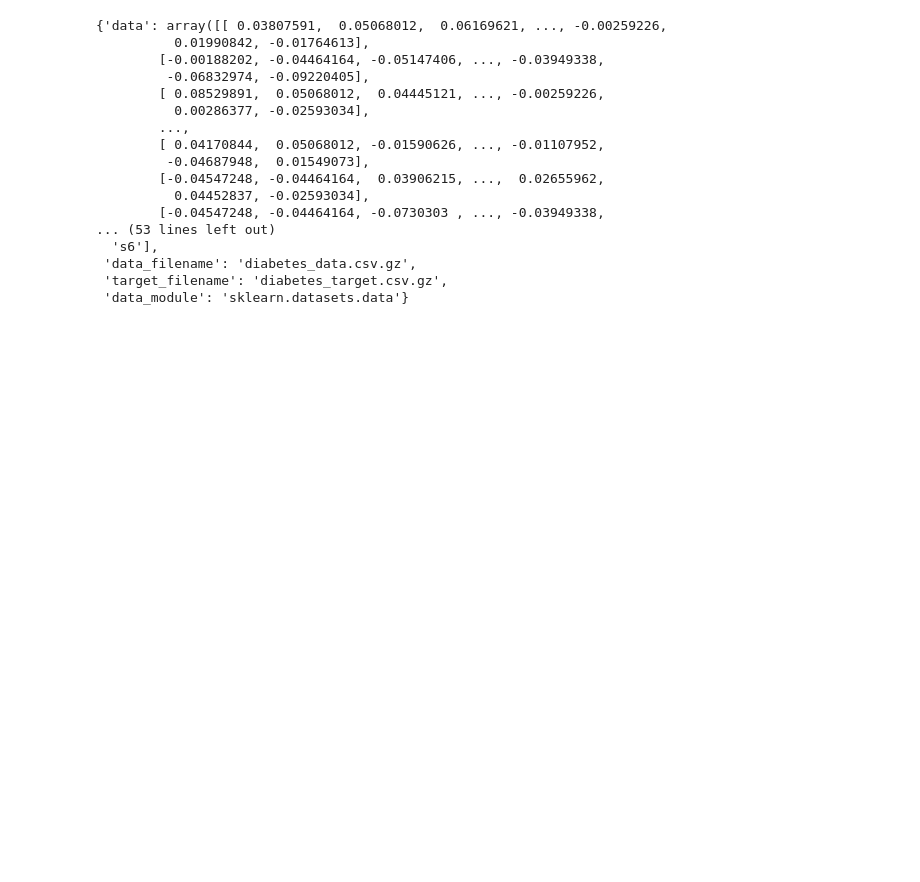
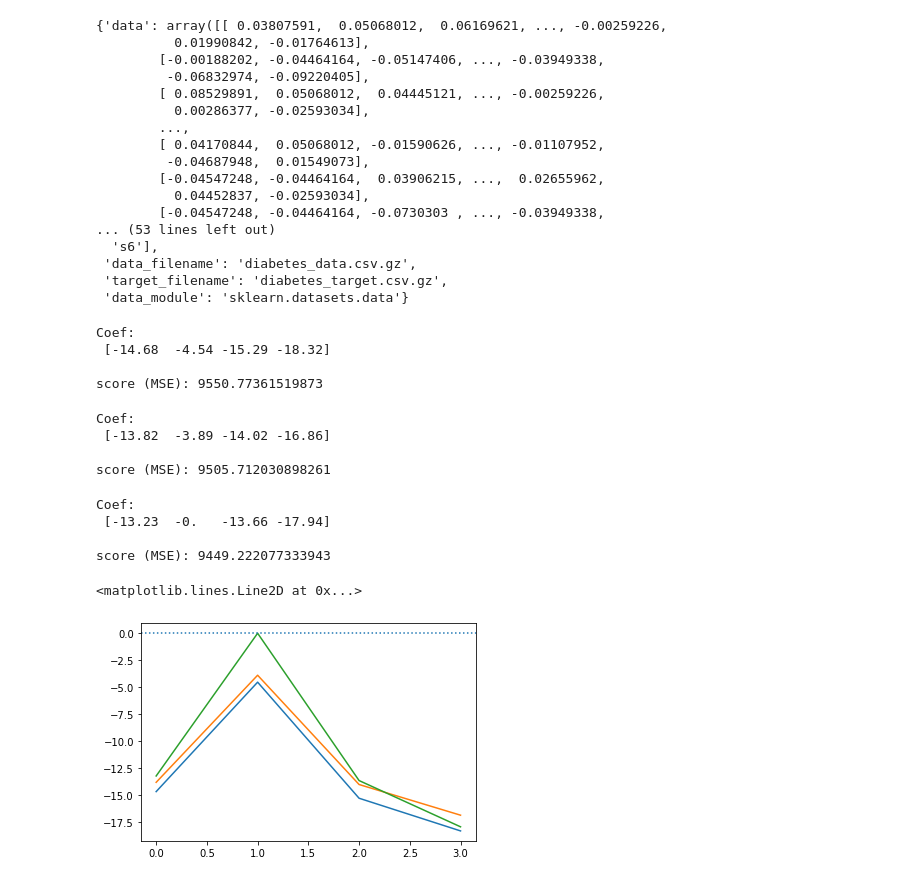
Before and after one commit to hassan3301/COG403Project, a Jupyter notebook: main.ipynb, the cells around one changed output. Saved outputs shown, nothing was run; the diff lists cells and outputs as text; code cells hidden in the pictures; blank space fills up the shorter version.

Commit message:
Regression updates

```diff
--- a/main.ipynb
+++ b/main.ipynb
@@ -105,0 +118,56 @@ target = AoA
+# %%
+x_train, x_test, y_train, y_test = train_test_split(data['data'], data['target'])
+# %%
+#Linear Regression
+
+ols = linear_model.LinearRegression()
+ols.fit(x_train, y_train)
+ols_pred = ols.predict(x_test)
+
+ols_score = metrics.mean_squared_error(y_test, ols_pred)
+print("Coef:\n", ols.coef_.round(2), '\n')
+print('score (MSE):', ols_score)
+# %% [output]
+Coef:
+ [-14.68  -4.54 -15.29 -18.32]
+
+score (MSE): 9550.77361519873
+# %%
+#Bayesian Ridge
+
+byr = linear_model.BayesianRidge()
+byr.fit(x_train, y_train)
+byr_pred = byr.predict(x_test)
+
+byr_score = metrics.mean_squared_error(y_test, byr_pred)
+print("Coef:\n", byr.coef_.round(2), '\n')
+print('score (MSE):', byr_score)
+# %% [output]
+Coef:
+ [-13.82  -3.89 -14.02 -16.86]
+
+score (MSE): 9505.712030898261
+# %%
+#Automatic Relevance Determination
+
+ard = linear_model.ARDRegression()
+ard.fit(x_train, y_train)
+ard_pred = ard.predict(x_test)
+
+ard_score = metrics.mean_squared_error(y_test, ard_pred)
+print("Coef:\n", ard.coef_.round(2), '\n')
+print('score (MSE):', ard_score)
+# %% [output]
+Coef:
+ [-13.23  -0.   -13.66 -17.94]
+
+score (MSE): 9449.222077333943
+# %%
+plt.plot(range(len(ols.coef_)), ols.coef_)
+plt.plot(range(len(byr.coef_)), byr.coef_)
+plt.plot(range(len(ard.coef_)), ard.coef_)
+
+plt.axhline(0, linestyle='dotted')
+# %% [output]
+<matplotlib.lines.Line2D at 0x...>
+[figure, added]
```
Also changed, not shown: parts of 2 cells of this notebook.
